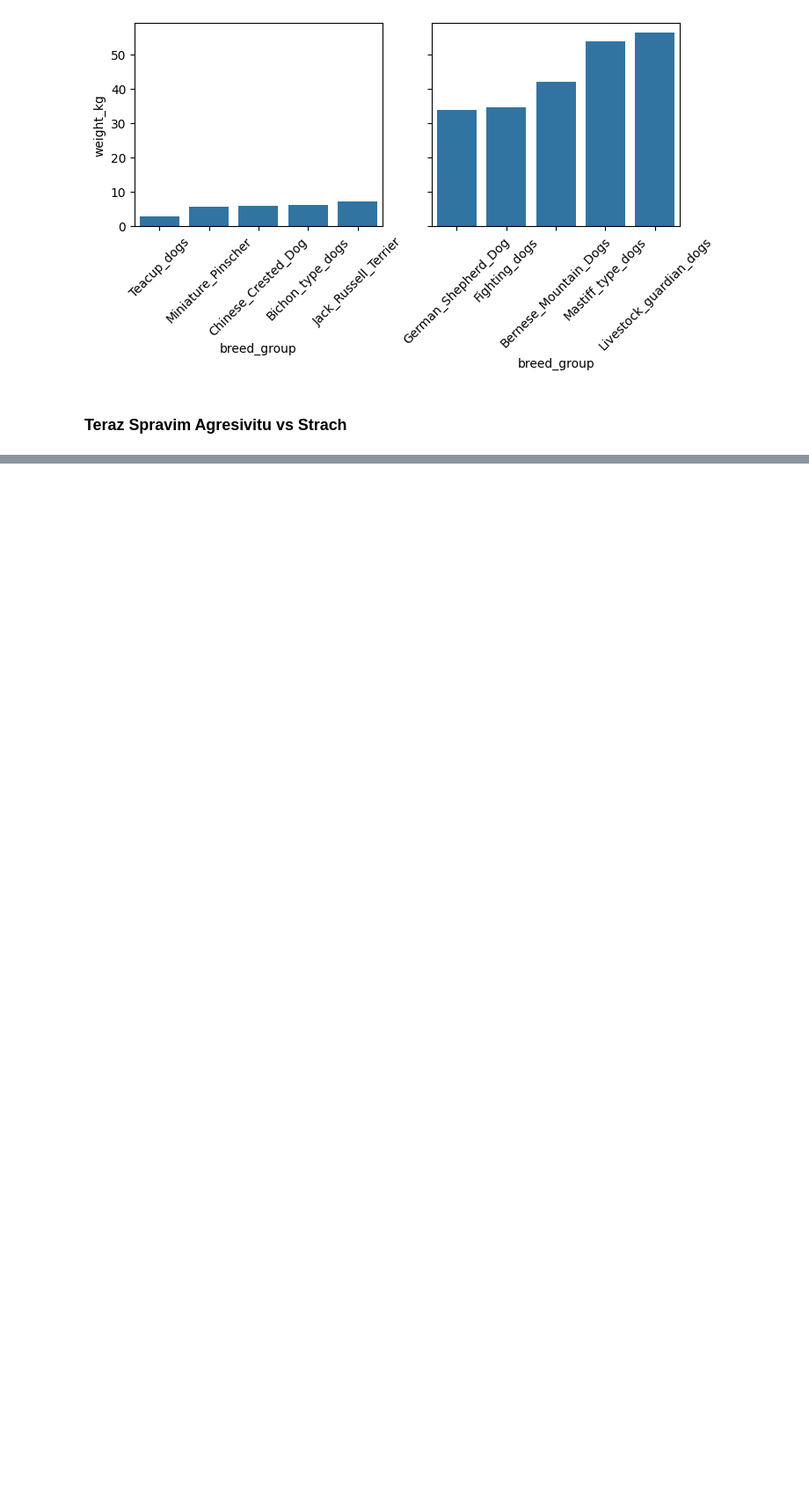
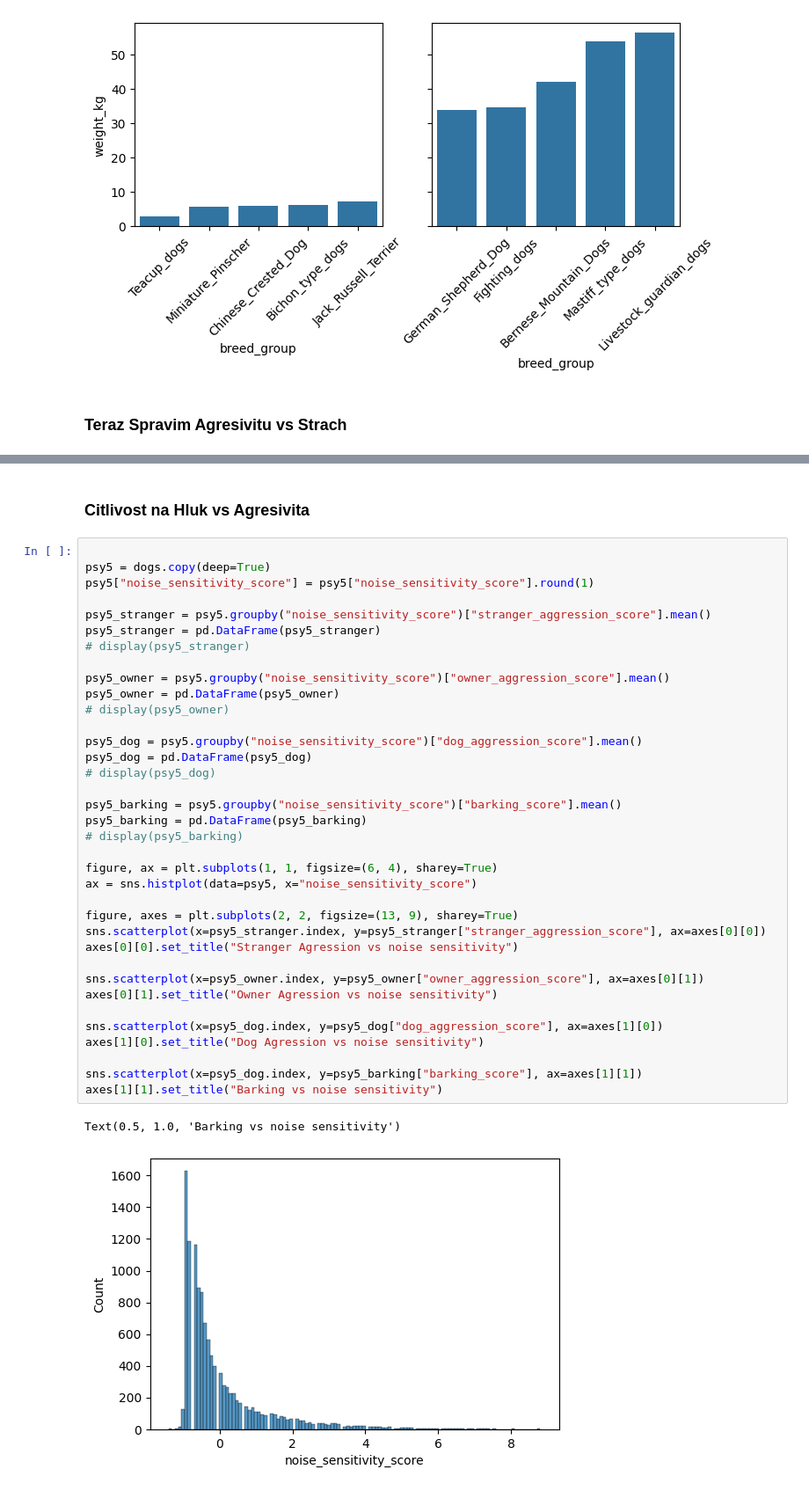
Before and after one commit to Retr-1/AnalyzaPsy, a Jupyter notebook: Analyza_psy_Timo.ipynb, the cells around one changed output, grey strips where cells are left out. Shown: that part at 88% size. Cells and saved outputs as stored; diff of their text form; blank space fills up the shorter version.

```diff
--- a/Analyza_psy_Timo.ipynb
+++ b/Analyza_psy_Timo.ipynb
@@ -332,0 +333,41 @@ Text(0.5, 1.0, 'owner Agression Fearfulness')
+# %% [markdown]
+### Citlivost na Hluk vs Agresivita
+# %%
+
+psy5 = dogs.copy(deep=True)
+psy5["noise_sensitivity_score"] = psy5["noise_sensitivity_score"].round(1)
+
+psy5_stranger = psy5.groupby("noise_sensitivity_score")["stranger_aggression_score"].mean()
+psy5_stranger = pd.DataFrame(psy5_stranger)
+# display(psy5_stranger)
+
+psy5_owner = psy5.groupby("noise_sensitivity_score")["owner_aggression_score"].mean()
+psy5_owner = pd.DataFrame(psy5_owner)
+# display(psy5_owner)
+
+psy5_dog = psy5.groupby("noise_sensitivity_score")["dog_aggression_score"].mean()
+psy5_dog = pd.DataFrame(psy5_dog)
+# display(psy5_dog)
+
+psy5_barking = psy5.groupby("noise_sensitivity_score")["barking_score"].mean()
+psy5_barking = pd.DataFrame(psy5_barking)
+# display(psy5_barking)
+
+figure, ax = plt.subplots(1, 1, figsize=(6, 4), sharey=True)
+ax = sns.histplot(data=psy5, x="noise_sensitivity_score")
+
+figure, axes = plt.subplots(2, 2, figsize=(13, 9), sharey=True)
+sns.scatterplot(x=psy5_stranger.index, y=psy5_stranger["stranger_aggression_score"], ax=axes[0][0])
+axes[0][0].set_title("Stranger Agression vs noise sensitivity")
+
+sns.scatterplot(x=psy5_owner.index, y=psy5_owner["owner_aggression_score"], ax=axes[0][1])
+axes[0][1].set_title("Owner Agression vs noise sensitivity")
+
+sns.scatterplot(x=psy5_dog.index, y=psy5_dog["dog_aggression_score"], ax=axes[1][0])
+axes[1][0].set_title("Dog Agression vs noise sensitivity")
+
+sns.scatterplot(x=psy5_dog.index, y=psy5_barking["barking_score"], ax=axes[1][1])
+axes[1][1].set_title("Barking vs noise sensitivity")
+# %% [output]
+Text(0.5, 1.0, 'Barking vs noise sensitivity')
+[figure, added]
```
Also changed, not shown: parts of 6 cells of this notebook, 1 other file.
